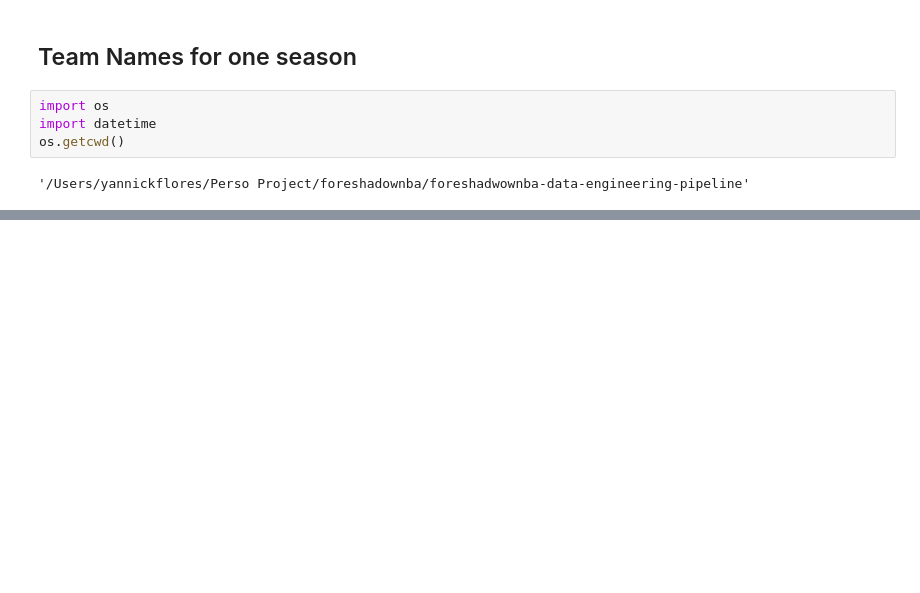
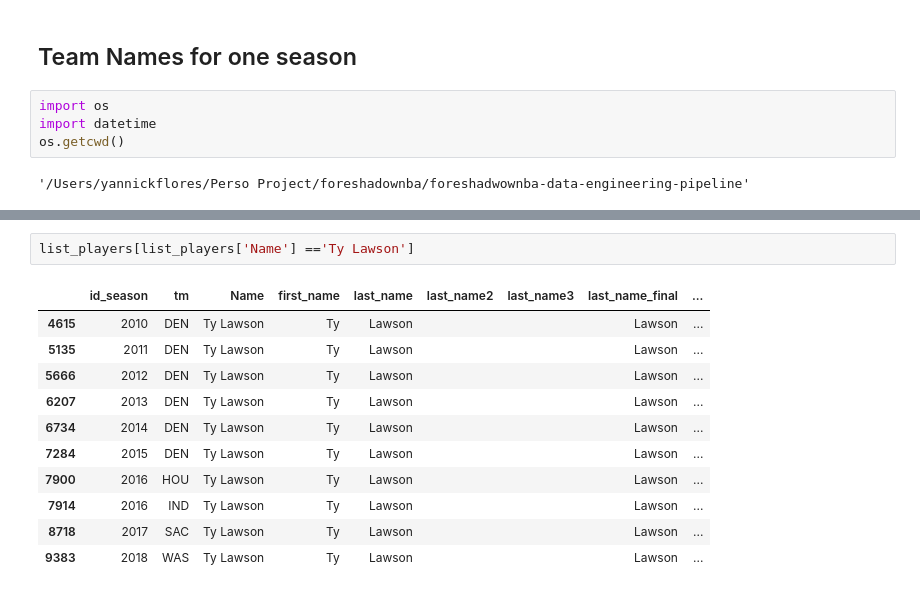
Before and after one commit to yannick-yf/foreshadwownba-data-engineering-pipeline, a Jupyter notebook: manual_verif.ipynb, the cells around one changed output, grey strips where cells are left out. Drawn from its saved outputs; the diff is of its cells as text; blank space fills up the shorter version.

```diff
--- a/manual_verif.ipynb
+++ b/manual_verif.ipynb
@@ -37,0 +474,14 @@ test.head()
+# %%
+list_players[list_players['Name'] =='Ty Lawson']
+# %% [output]
+|  | id_season | tm | Name | first_name | last_name | last_name2 | last_name3 | last_name_final | ... |
+| 4615 | 2010 | DEN | Ty Lawson | Ty | Lawson |  |  | Lawson | ... |
+| 5135 | 2011 | DEN | Ty Lawson | Ty | Lawson |  |  | Lawson | ... |
+| 5666 | 2012 | DEN | Ty Lawson | Ty | Lawson |  |  | Lawson | ... |
+| 6207 | 2013 | DEN | Ty Lawson | Ty | Lawson |  |  | Lawson | ... |
+| 6734 | 2014 | DEN | Ty Lawson | Ty | Lawson |  |  | Lawson | ... |
+| 7284 | 2015 | DEN | Ty Lawson | Ty | Lawson |  |  | Lawson | ... |
+| 7900 | 2016 | HOU | Ty Lawson | Ty | Lawson |  |  | Lawson | ... |
+| 7914 | 2016 | IND | Ty Lawson | Ty | Lawson |  |  | Lawson | ... |
+| 8718 | 2017 | SAC | Ty Lawson | Ty | Lawson |  |  | Lawson | ... |
+| 9383 | 2018 | WAS | Ty Lawson | Ty | Lawson |  |  | Lawson | ... |
```
Also changed, not shown: parts of 25 cells of this notebook, 3 other files.
